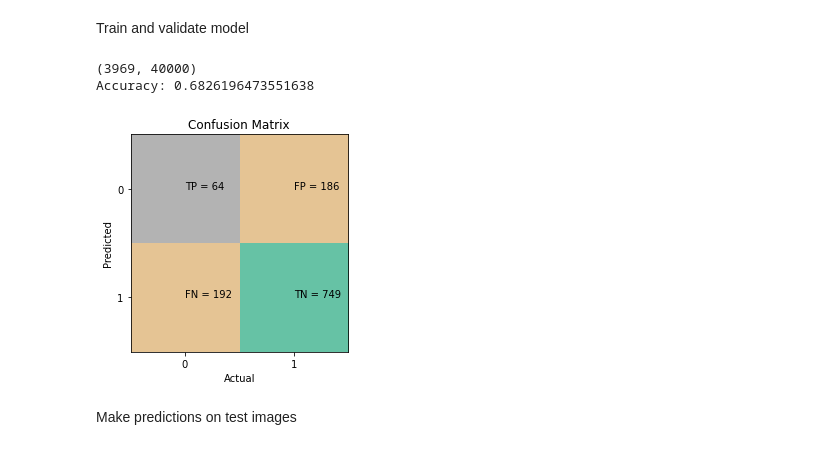
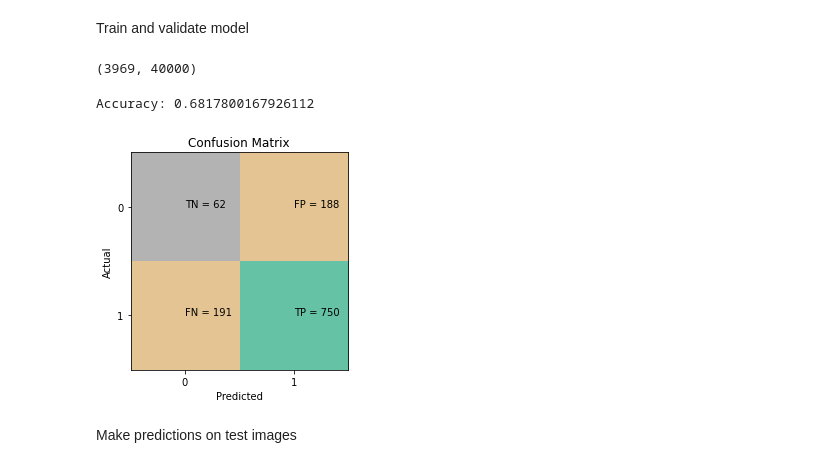
Before and after one commit to HHansi/Applied-AI-Course, a Jupyter notebook: Image Processing/Image_Classification.ipynb, the cells around one changed output. Cells and saved outputs as stored; diff of their text form; code cells hidden in the pictures.

```diff
--- a/Image Processing/Image_Classification.ipynb
+++ b/Image Processing/Image_Classification.ipynb
@@ -267,20 +283,29 @@ def get_features_m2(images):
   return features_list
 # %% [markdown]
 Train and validate model
+# %%
+# feature extraction
+features_train = get_features_m2(train_images)
+print(features_train.shape)
+# %% [output]
+(3969, 40000)
 # %%
-# feature extraction
-features_train = get_features_m2(train_images)
-print(features_train.shape)
+# data split for train and validation
+X_train, X_val, y_train, y_val = train_test_split(features_train, df_train['genus'], test_size=0.3, random_state=RANDOM_SEED)
 
-# data split for train and validation
-X_train, X_val, y_train, y_val = train_test_split(features_train, df_train['genus'], test_size=0.3, random_state=100)
-
-# train and validation
-model = get_svm_predictions(X_train, X_val, y_train, y_val)
+# train model
+m2 = build_svm_model(X_train, X_val, y_train, y_val)
-# %% [output]
-(3969, 40000)
-Accuracy: 0.6826196473551638
-[figure, removed]
+# %%
+# make predictions on validation data
+y_pred = m2.predict(X_val)
+
+# evaluate model
+accuracy, confusion_matrix = evaluate(y_val, y_pred)
+print(f'Accuracy: {accuracy}')
+plot_confusion_matrix(confusion_matrix)
+# %% [output]
+Accuracy: 0.6817800167926112
+[figure, added]
 # %% [markdown]
 Make predictions on test images
 # %%
```
Also changed, not shown: parts of 48 cells of this notebook.
